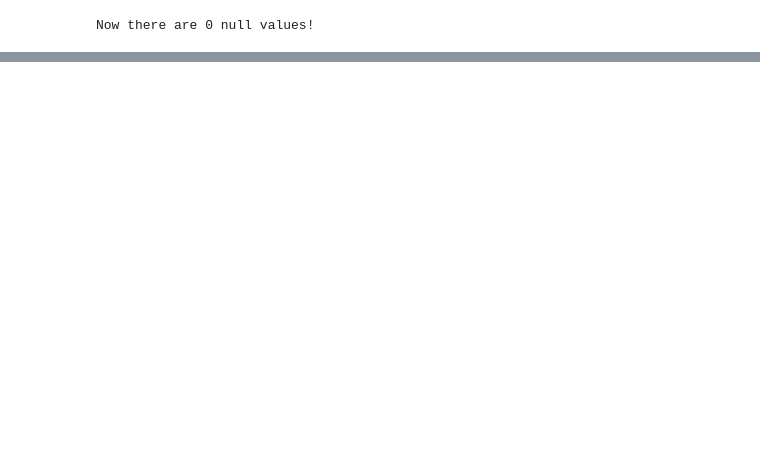
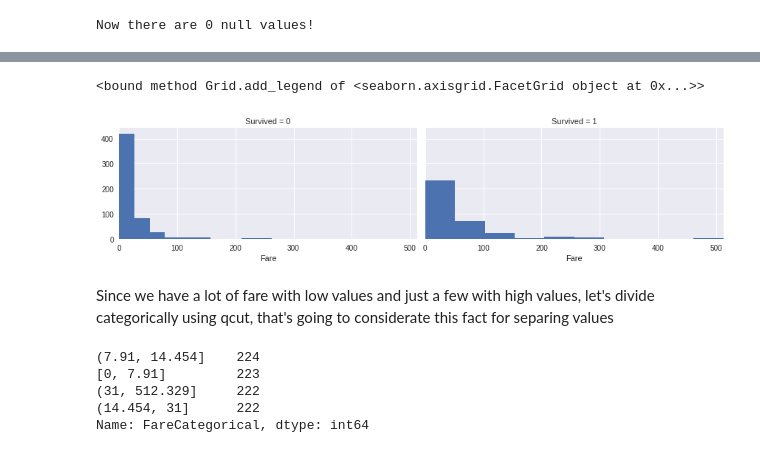
Before and after one commit to caiquetgr/kaggle-titanic-competition, a Jupyter notebook: doing-datascience.ipynb, the cells around one changed output, grey strips where cells are left out. Cells and saved outputs as stored; diff of their text form; code cells hidden in the pictures; blank space fills up the shorter version.

```diff
--- a/doing-datascience.ipynb
+++ b/doing-datascience.ipynb
@@ -187,0 +445,19 @@ Now there are 0 null values!
+# %%
+facet = sns.FacetGrid(train_df, col='Survived', aspect=2)
+facet.map(plt.hist, 'Fare')
+facet.set(xlim=(0, train_df['Fare'].max()))
+facet.add_legend
+# %% [output]
+<bound method Grid.add_legend of <seaborn.axisgrid.FacetGrid object at 0x...>>
+[figure, added]
+# %% [markdown]
+Since we have a lot of fare with low values and just a few with high values, let's divide categorically using qcut, that's going to considerate this fact for separing values
+# %%
+train_df['FareCategorical'] = pd.qcut(train_df['Fare'], 4)
+train_df['FareCategorical'].value_counts()
+# %% [output]
+(7.91, 14.454]    224
+[0, 7.91]         223
+(31, 512.329]     222
+(14.454, 31]      222
+Name: FareCategorical, dtype: int64
```
Also changed, not shown: parts of 50 cells of this notebook.
